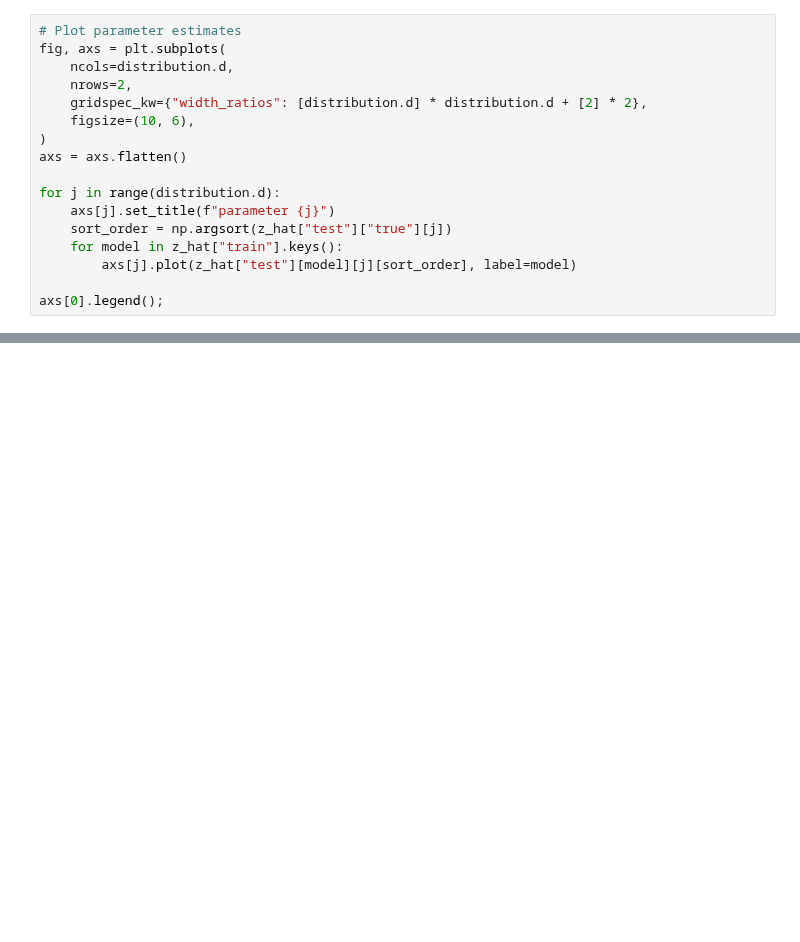
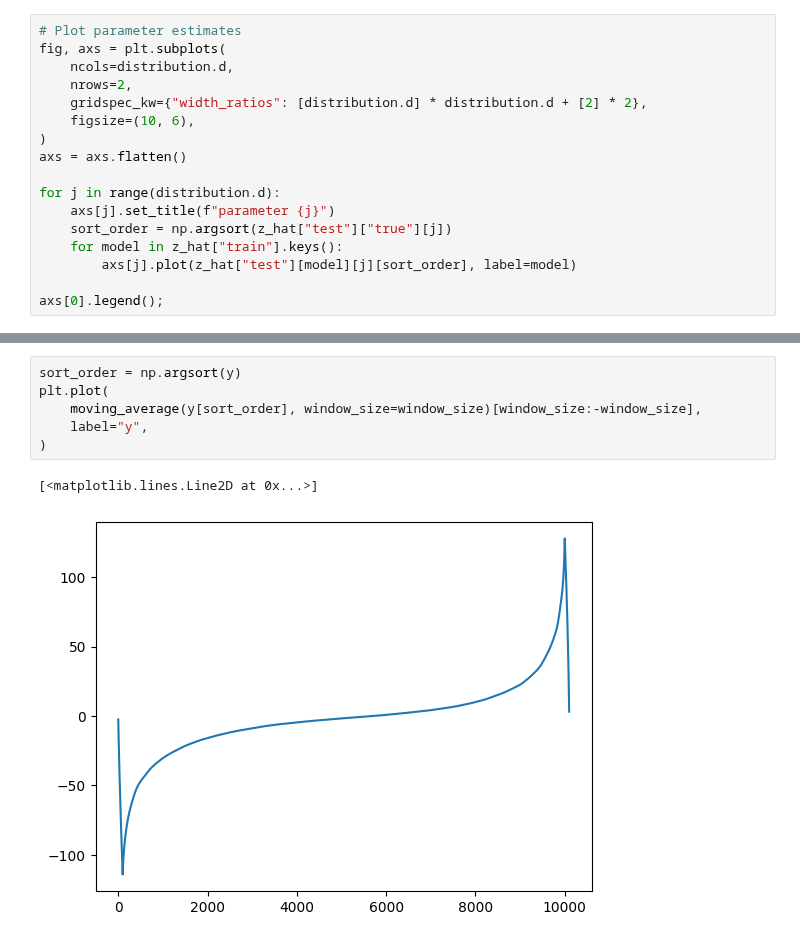
Before and after one commit to henningzakrisson/cyc-gbm, a Jupyter notebook: notebooks/simulated_data_with_weights.ipynb, the cells around one changed output, grey strips where cells are left out. Drawn from its saved outputs; the diff is of its cells as text; blank space fills up the shorter version.

```diff
--- a/notebooks/simulated_data_with_weights.ipynb
+++ b/notebooks/simulated_data_with_weights.ipynb
@@ -282,0 +334,9 @@ for k in [1, 2]:
+# %%
+sort_order = np.argsort(y)
+plt.plot(
+    moving_average(y[sort_order], window_size=window_size)[window_size:-window_size],
+    label="y",
+)
+# %% [output]
+[<matplotlib.lines.Line2D at 0x...>]
+[figure, added]
```
Also changed, not shown: parts of 8 cells of this notebook.
